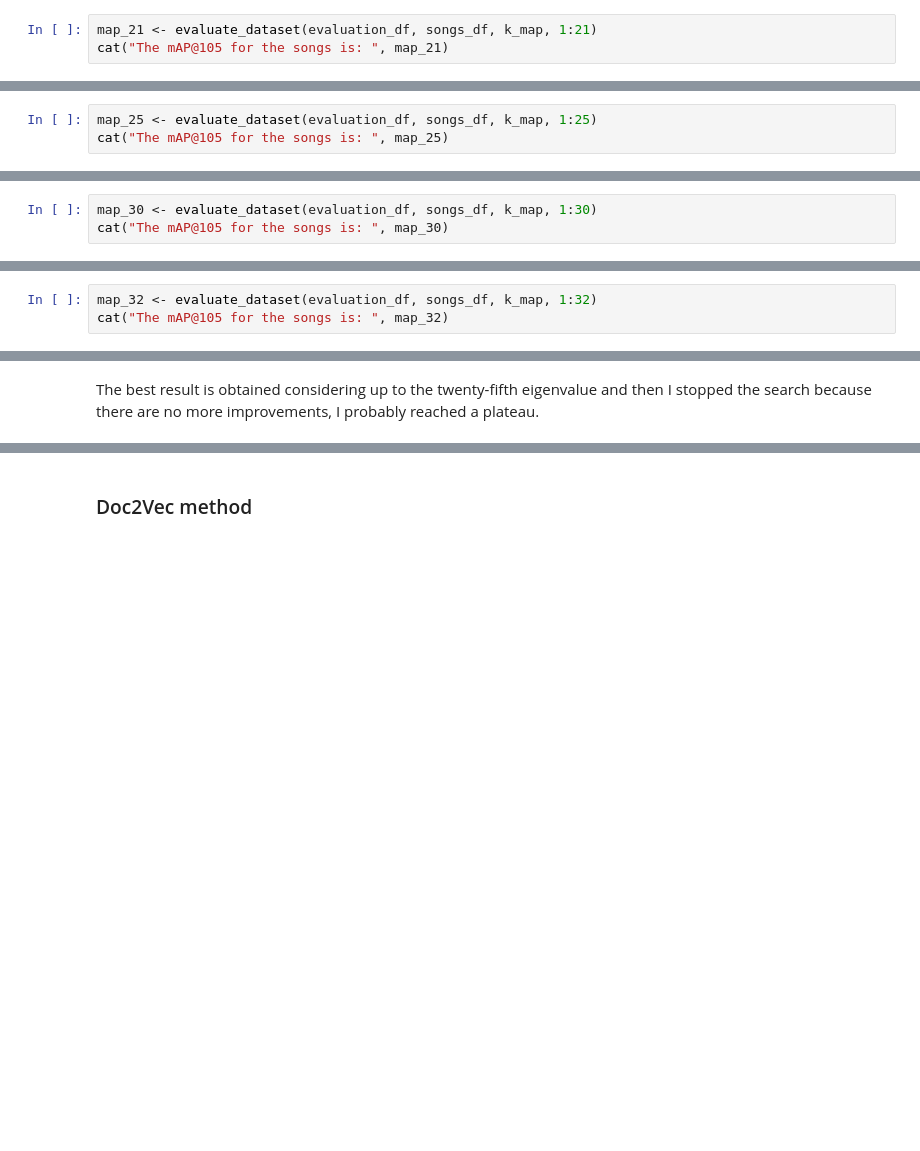
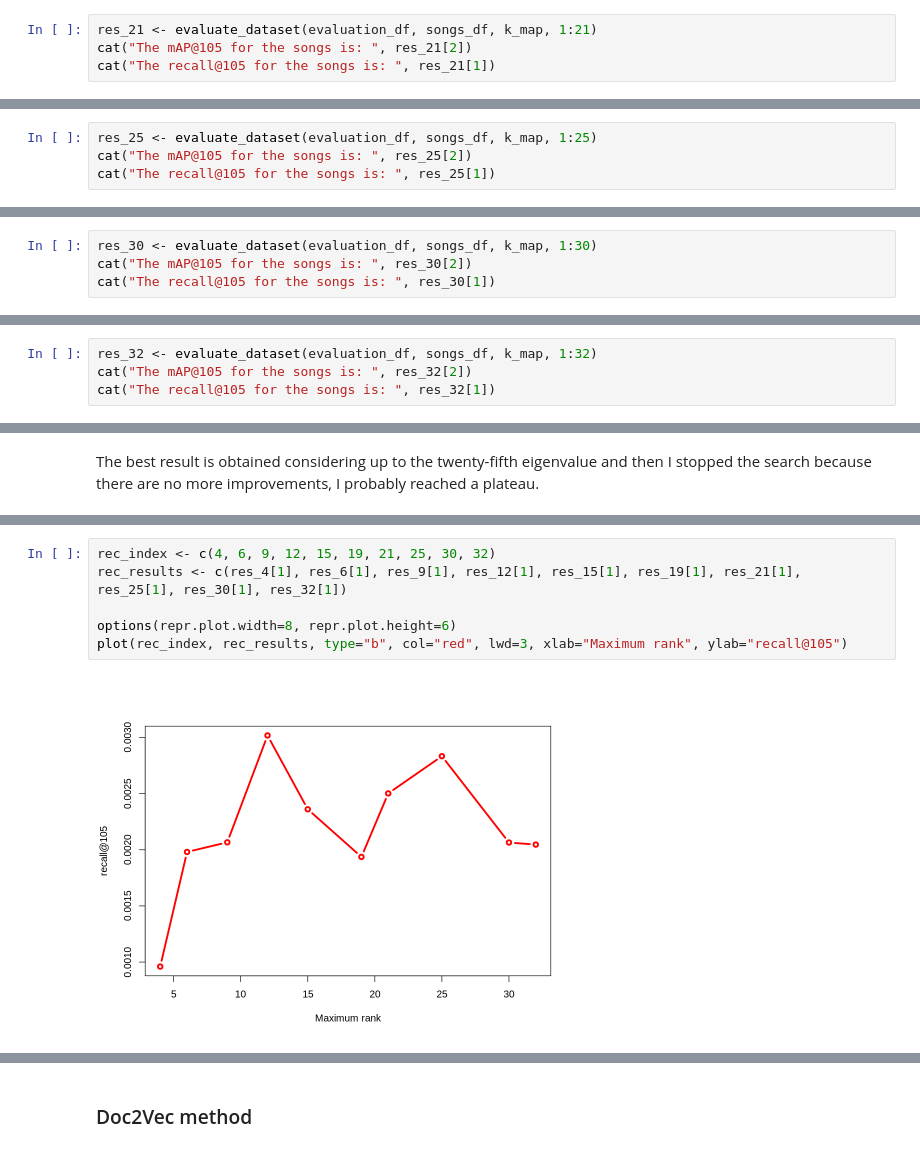
Before and after one commit to DanieleMorotti/Songs-recommendation-from-lyrics, a Jupyter notebook: songs_analysis_R.ipynb, the cells around one changed output, grey strips where cells are left out. Drawn from its saved outputs; the diff is of its cells as text; blank space fills up the shorter version.

Commit message:
Implemented several versions of GNN models and computed the recall for the analysis in R

```diff
--- a/songs_analysis_R.ipynb
+++ b/songs_analysis_R.ipynb
@@ -959,4 +986,5 @@ The mAP@105 for the songs is:  0.0002538962
 # %%
-map_21 <- evaluate_dataset(evaluation_df, songs_df, k_map, 1:21)
-cat("The mAP@105 for the songs is: ", map_21)
+res_21 <- evaluate_dataset(evaluation_df, songs_df, k_map, 1:21)
+cat("The mAP@105 for the songs is: ", res_21[2])
+cat("The recall@105 for the songs is: ", res_21[1])
 # %% [output]
@@ -965,4 +994,5 @@ The mAP@105 for the songs is:  0.0002830556
 # %%
-map_25 <- evaluate_dataset(evaluation_df, songs_df, k_map, 1:25)
-cat("The mAP@105 for the songs is: ", map_25)
+res_25 <- evaluate_dataset(evaluation_df, songs_df, k_map, 1:25)
+cat("The mAP@105 for the songs is: ", res_25[2])
+cat("The recall@105 for the songs is: ", res_25[1])
 # %% [output]
@@ -971,4 +1002,5 @@ The mAP@105 for the songs is:  0.0003227802
 # %%
-map_30 <- evaluate_dataset(evaluation_df, songs_df, k_map, 1:30)
-cat("The mAP@105 for the songs is: ", map_30)
+res_30 <- evaluate_dataset(evaluation_df, songs_df, k_map, 1:30)
+cat("The mAP@105 for the songs is: ", res_30[2])
+cat("The recall@105 for the songs is: ", res_30[1])
 # %% [output]
@@ -977,4 +1010,5 @@ The mAP@105 for the songs is:  0.000298327
 # %%
-map_32 <- evaluate_dataset(evaluation_df, songs_df, k_map, 1:32)
-cat("The mAP@105 for the songs is: ", map_32)
+res_32 <- evaluate_dataset(evaluation_df, songs_df, k_map, 1:32)
+cat("The mAP@105 for the songs is: ", res_32[2])
+cat("The recall@105 for the songs is: ", res_32[1])
 # %% [output]
@@ -990,6 +1025,14 @@ options(repr.plot.width=8, repr.plot.height=6)
 plot(map_index, map_results, type="b", col="red", lwd=3, xlab="Maximum rank", ylab="mAP@105")
 # %% [output]
 [figure]
+# %%
+rec_index <- c(4, 6, 9, 12, 15, 19, 21, 25, 30, 32)
+rec_results <- c(res_4[1], res_6[1], res_9[1], res_12[1], res_15[1], res_19[1], res_21[1], res_25[1], res_30[1], res_32[1])
+
+options(repr.plot.width=8, repr.plot.height=6)
+plot(rec_index, rec_results, type="b", col="red", lwd=3, xlab="Maximum rank", ylab="recall@105")
+# %% [output]
+[figure, added]
 # %% [markdown]
 The obtained mAP scores are very low, this means that the suggestions are not accurate. There could be different reasons:
 - it's difficult to suggest a song based on the lyrics alone, different genres can have similar texts but other completely different features (tempo, melody, ...).
```
Also changed, not shown: parts of 26 cells of this notebook, 1 other file.
